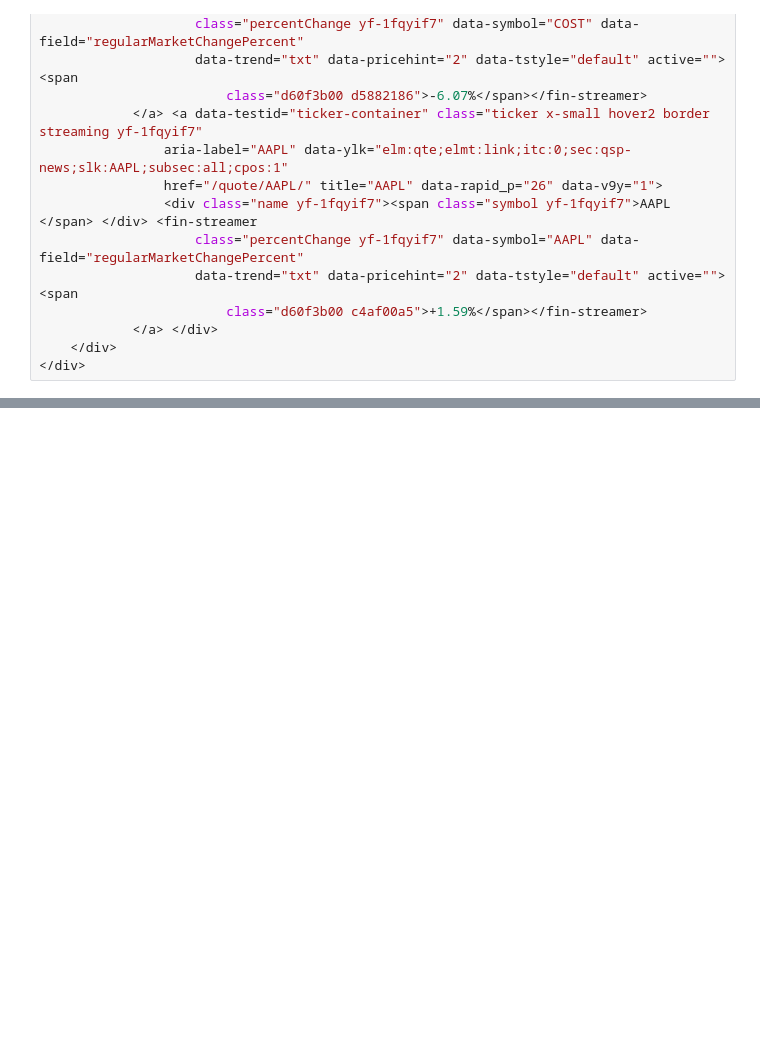
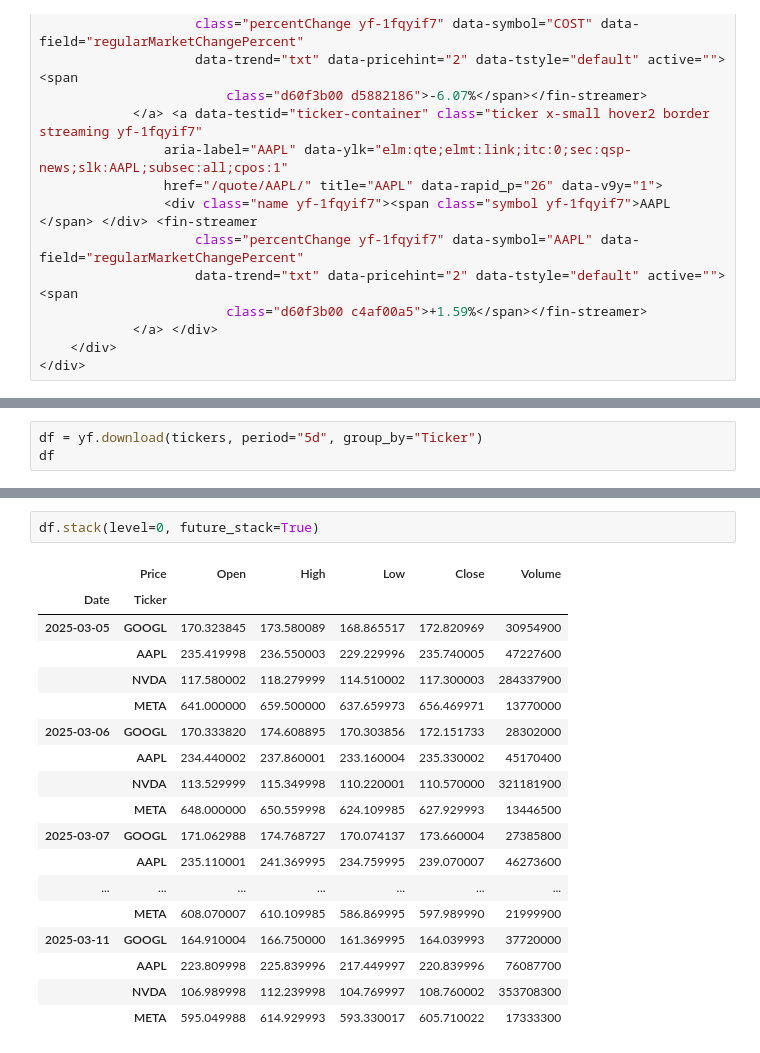
Before and after one commit to CKAbundant/sentiment, a Jupyter notebook: poc.ipynb, the cells around one changed output, grey strips where cells are left out. Saved outputs shown, nothing was run; the diff lists cells and outputs as text; blank space fills up the shorter version.

```diff
--- a/poc.ipynb
+++ b/poc.ipynb
@@ -557,0 +414,3 @@ results[:5] :
+# %%
+df = yf.download(tickers, period="5d", group_by="Ticker")
+df
@@ -557,0 +427,21 @@ results[:5] :
+# %%
+df.stack(level=0, future_stack=True)
+# %% [output]
+|  | Price | Open | High | Low | Close | Volume |
+| Date | Ticker |  |  |  |  |  |
+| 2025-03-05 | GOOGL | 170.323845 | 173.580089 | 168.865517 | 172.820969 | 30954900 |
+|  | AAPL | 235.419998 | 236.550003 | 229.229996 | 235.740005 | 47227600 |
+|  | NVDA | 117.580002 | 118.279999 | 114.510002 | 117.300003 | 284337900 |
+|  | META | 641.000000 | 659.500000 | 637.659973 | 656.469971 | 13770000 |
+| 2025-03-06 | GOOGL | 170.333820 | 174.608895 | 170.303856 | 172.151733 | 28302000 |
+|  | AAPL | 234.440002 | 237.860001 | 233.160004 | 235.330002 | 45170400 |
+|  | NVDA | 113.529999 | 115.349998 | 110.220001 | 110.570000 | 321181900 |
+|  | META | 648.000000 | 650.559998 | 624.109985 | 627.929993 | 13446500 |
+| 2025-03-07 | GOOGL | 171.062988 | 174.768727 | 170.074137 | 173.660004 | 27385800 |
+|  | AAPL | 235.110001 | 241.369995 | 234.759995 | 239.070007 | 46273600 |
+| ... | ... | ... | ... | ... | ... | ... |
+|  | META | 608.070007 | 610.109985 | 586.869995 | 597.989990 | 21999900 |
+| 2025-03-11 | GOOGL | 164.910004 | 166.750000 | 161.369995 | 164.039993 | 37720000 |
+|  | AAPL | 223.809998 | 225.839996 | 217.449997 | 220.839996 | 76087700 |
+|  | NVDA | 106.989998 | 112.239998 | 104.769997 | 108.760002 | 353708300 |
+|  | META | 595.049988 | 614.929993 | 593.330017 | 605.710022 | 17333300 |
```
Also changed, not shown: parts of 46 cells of this notebook, 3 other files.
